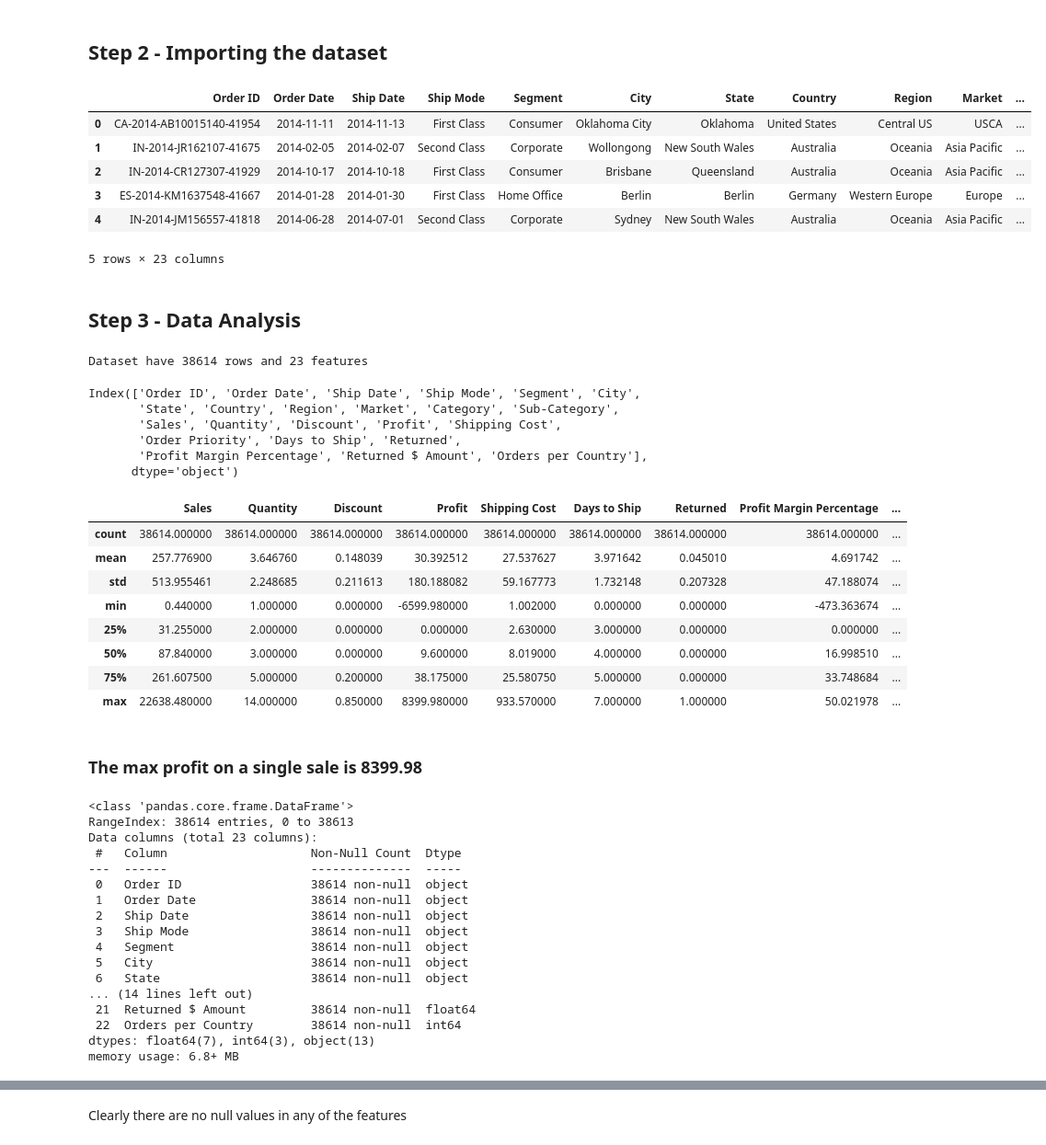
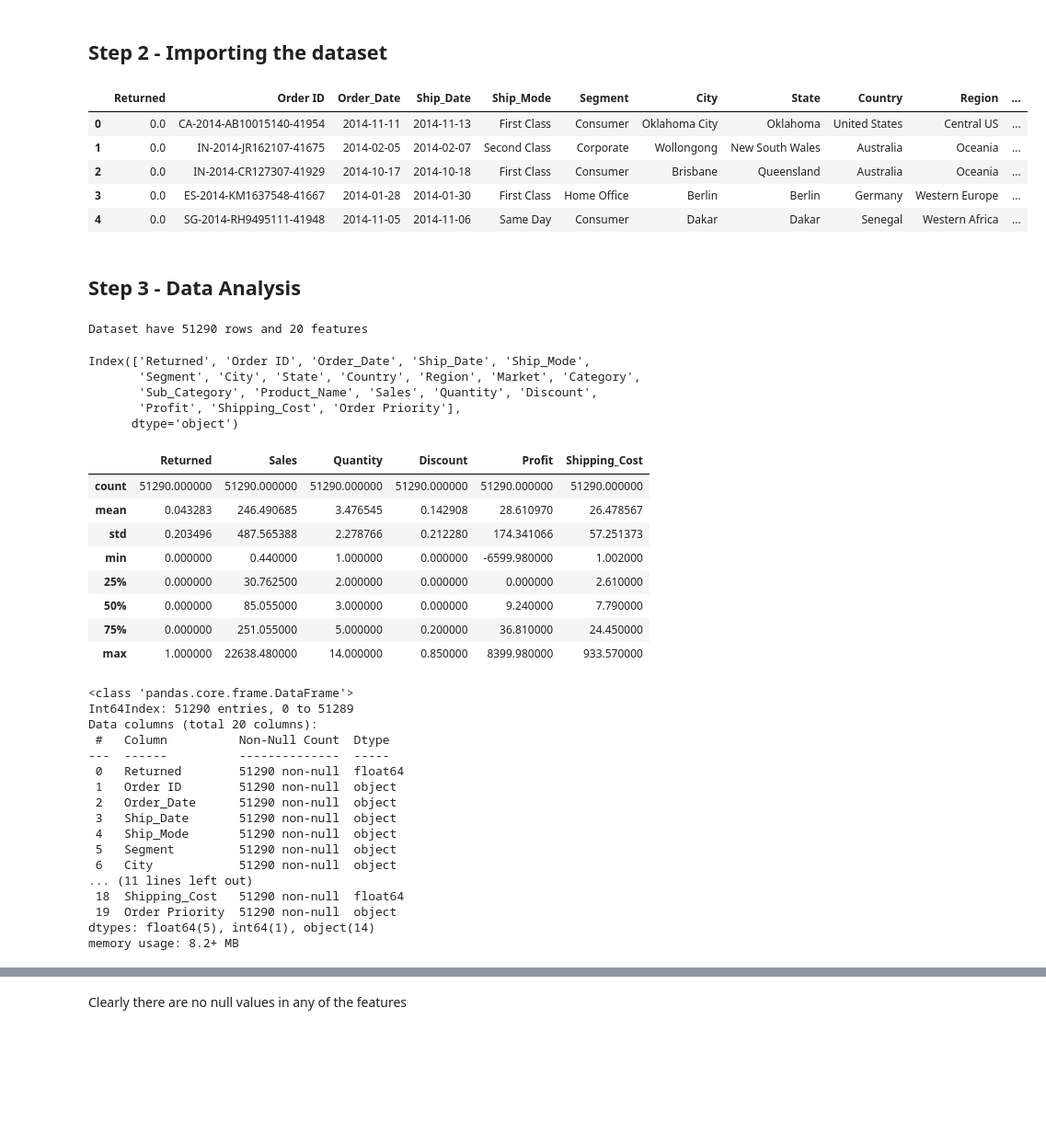
Before and after one commit to rachael-meinders/superstore, a Jupyter notebook: Superstore Analyses/Pandas Sales Analysis2.ipynb, the cells around one changed output, grey strips where cells are left out. Shown at 92% size. Cells and saved outputs as stored; diff of their text form; code cells hidden in the pictures; blank space fills up the shorter version.

```diff
--- a/Superstore Analyses/Pandas Sales Analysis2.ipynb
+++ b/Superstore Analyses/Pandas Sales Analysis2.ipynb
@@ -14,16 +14,15 @@ import scipy.stats as stats
 # %% [markdown]
 ## Step 2 - Importing the dataset
 # %%
-df=pd.read_csv("resources2/superstore_topcountries.csv")
+df = pd.read_csv("resources/superstore returns merged df.csv", index_col=[0])
 df.head(5)
 # %% [output]
-|  | Order ID | Order Date | Ship Date | Ship Mode | Segment | City | State | Country | Region | Market | ... |
-| 0 | CA-2014-AB10015140-41954 | 2014-11-11 | 2014-11-13 | First Class | Consumer | Oklahoma City | Oklahoma | United States | Central US | USCA | ... |
-| 1 | IN-2014-JR162107-41675 | 2014-02-05 | 2014-02-07 | Second Class | Corporate | Wollongong | New South Wales | Australia | Oceania | Asia Pacific | ... |
-| 2 | IN-2014-CR127307-41929 | 2014-10-17 | 2014-10-18 | First Class | Consumer | Brisbane | Queensland | Australia | Oceania | Asia Pacific | ... |
-| 3 | ES-2014-KM1637548-41667 | 2014-01-28 | 2014-01-30 | First Class | Home Office | Berlin | Berlin | Germany | Western Europe | Europe | ... |
-| 4 | IN-2014-JM156557-41818 | 2014-06-28 | 2014-07-01 | Second Class | Corporate | Sydney | New South Wales | Australia | Oceania | Asia Pacific | ... |
+|  | Returned | Order ID | Order_Date | Ship_Date | Ship_Mode | Segment | City | State | Country | Region | ... |
+| 0 | 0.0 | CA-2014-AB10015140-41954 | 2014-11-11 | 2014-11-13 | First Class | Consumer | Oklahoma City | Oklahoma | United States | Central US | ... |
+| 1 | 0.0 | IN-2014-JR162107-41675 | 2014-02-05 | 2014-02-07 | Second Class | Corporate | Wollongong | New South Wales | Australia | Oceania | ... |
+| 2 | 0.0 | IN-2014-CR127307-41929 | 2014-10-17 | 2014-10-18 | First Class | Consumer | Brisbane | Queensland | Australia | Oceania | ... |
+| 3 | 0.0 | ES-2014-KM1637548-41667 | 2014-01-28 | 2014-01-30 | First Class | Home Office | Berlin | Berlin | Germany | Western Europe | ... |
+| 4 | 0.0 | SG-2014-RH9495111-41948 | 2014-11-05 | 2014-11-06 | Same Day | Consumer | Dakar | Dakar | Senegal | Western Africa | ... |
-5 rows × 23 columns
 # %% [markdown]
 ## Step 3 - Data Analysis
 # %%
@@ -31,53 +30,50 @@ df.head(5)
 df.shape
 print(f"Dataset have {df.shape[0]} rows and {df.shape[1]} features")
 # %% [output]
-Dataset have 38614 rows and 23 features
+Dataset have 51290 rows and 20 features
 # %%
 # Displaying the Feature names
 df.columns
 # %% [output]
-Index(['Order ID', 'Order Date', 'Ship Date', 'Ship Mode', 'Segment', 'City',
-       'State', 'Country', 'Region', 'Market', 'Category', 'Sub-Category',
-       'Sales', 'Quantity', 'Discount', 'Profit', 'Shipping Cost',
-       'Order Priority', 'Days to Ship', 'Returned',
-       'Profit Margin Percentage', 'Returned $ Amount', 'Orders per Country'],
+Index(['Returned', 'Order ID', 'Order_Date', 'Ship_Date', 'Ship_Mode',
+       'Segment', 'City', 'State', 'Country', 'Region', 'Market', 'Category',
+       'Sub_Category', 'Product_Name', 'Sales', 'Quantity', 'Discount',
+       'Profit', 'Shipping_Cost', 'Order Priority'],
       dtype='object')
 # %%
 #Displaying the statistical measures
 df.describe()
 # %% [output]
-|  | Sales | Quantity | Discount | Profit | Shipping Cost | Days to Ship | Returned | Profit Margin Percentage | ... |
-| count | 38614.000000 | 38614.000000 | 38614.000000 | 38614.000000 | 38614.000000 | 38614.000000 | 38614.000000 | 38614.000000 | ... |
-| mean | 257.776900 | 3.646760 | 0.148039 | 30.392512 | 27.537627 | 3.971642 | 0.045010 | 4.691742 | ... |
-| std | 513.955461 | 2.248685 | 0.211613 | 180.188082 | 59.167773 | 1.732148 | 0.207328 | 47.188074 | ... |
-| min | 0.440000 | 1.000000 | 0.000000 | -6599.980000 | 1.002000 | 0.000000 | 0.000000 | -473.363674 | ... |
-| 25% | 31.255000 | 2.000000 | 0.000000 | 0.000000 | 2.630000 | 3.000000 | 0.000000 | 0.000000 | ... |
-| 50% | 87.840000 | 3.000000 | 0.000000 | 9.600000 | 8.019000 | 4.000000 | 0.000000 | 16.998510 | ... |
-| 75% | 261.607500 | 5.000000 | 0.200000 | 38.175000 | 25.580750 | 5.000000 | 0.000000 | 33.748684 | ... |
-| max | 22638.480000 | 14.000000 | 0.850000 | 8399.980000 | 933.570000 | 7.000000 | 1.000000 | 50.021978 | ... |
+|  | Returned | Sales | Quantity | Discount | Profit | Shipping_Cost |
+| count | 51290.000000 | 51290.000000 | 51290.000000 | 51290.000000 | 51290.000000 | 51290.000000 |
+| mean | 0.043283 | 246.490685 | 3.476545 | 0.142908 | 28.610970 | 26.478567 |
+| std | 0.203496 | 487.565388 | 2.278766 | 0.212280 | 174.341066 | 57.251373 |
+| min | 0.000000 | 0.440000 | 1.000000 | 0.000000 | -6599.980000 | 1.002000 |
+| 25% | 0.000000 | 30.762500 | 2.000000 | 0.000000 | 0.000000 | 2.610000 |
+| 50% | 0.000000 | 85.055000 | 3.000000 | 0.000000 | 9.240000 | 7.790000 |
+| 75% | 0.000000 | 251.055000 | 5.000000 | 0.200000 | 36.810000 | 24.450000 |
+| max | 1.000000 | 22638.480000 | 14.000000 | 0.850000 | 8399.980000 | 933.570000 |
-# %% [markdown]
-### The max profit on a single sale is 8399.98
 # %%
 # Checks the information of dataset using info() which shows the null values counts feature names and Data Type of every feature.
 df.info()
 # %% [output]
 <class 'pandas.core.frame.DataFrame'>
-RangeIndex: 38614 entries, 0 to 38613
-Data columns (total 23 columns):
- #   Column                    Non-Null Count  Dtype
----  ------                    --------------  -----
- 0   Order ID                  38614 non-null  object
- 1   Order Date                38614 non-null  object
- 2   Ship Date                 38614 non-null  object
- 3   Ship Mode                 38614 non-null  object
- 4   Segment                   38614 non-null  object
- 5   City                      38614 non-null  object
- 6   State                     38614 non-null  object
-... (14 lines left out)
- 21  Returned $ Amount         38614 non-null  float64
- 22  Orders per Country        38614 non-null  int64
-dtypes: float64(7), int64(3), object(13)
-memory usage: 6.8+ MB
+Int64Index: 51290 entries, 0 to 51289
+Data columns (total 20 columns):
+ #   Column          Non-Null Count  Dtype
+---  ------          --------------  -----
+ 0   Returned        51290 non-null  float64
+ 1   Order ID        51290 non-null  object
+ 2   Order_Date      51290 non-null  object
+ 3   Ship_Date       51290 non-null  object
+ 4   Ship_Mode       51290 non-null  object
+ 5   Segment         51290 non-null  object
+ 6   City            51290 non-null  object
+... (11 lines left out)
+ 18  Shipping_Cost   51290 non-null  float64
+ 19  Order Priority  51290 non-null  object
+dtypes: float64(5), int64(1), object(14)
+memory usage: 8.2+ MB
 # %%
 #For EDA We have to check for the null values in the dataset and if any of the feature has one.
 df.isnull().sum()
```
Also changed, not shown: parts of 19 cells of this notebook, 3 other files.
